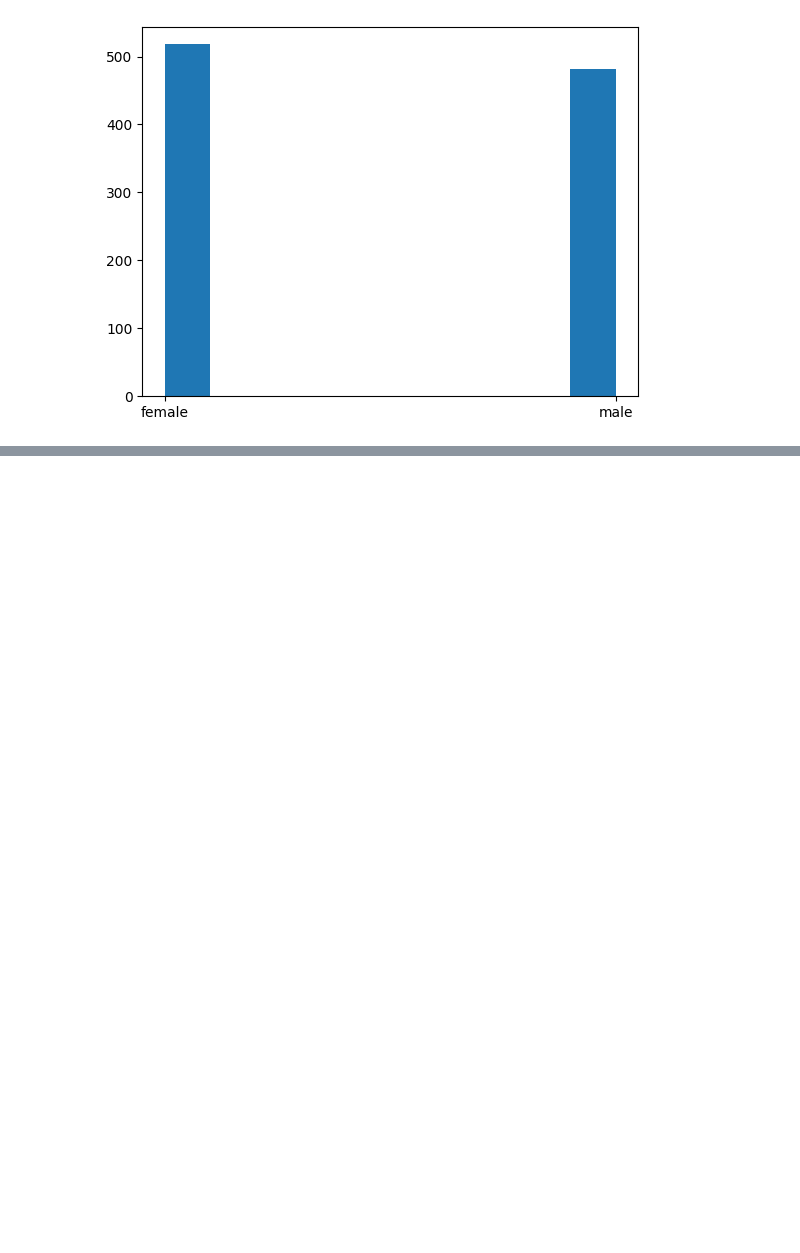
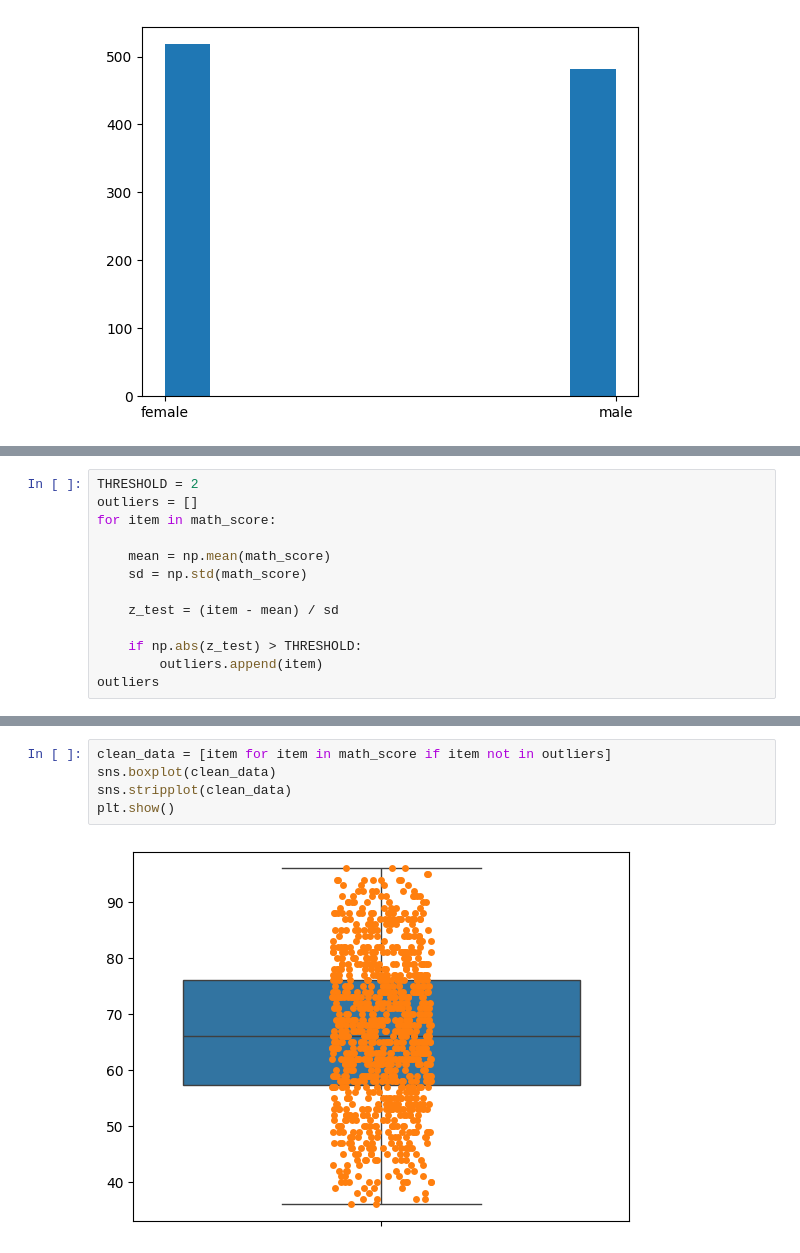
Before and after one commit to rajendra195/playing_with_data, a Jupyter notebook: study.ipynb, the cells around one changed output, grey strips where cells are left out. Cells and saved outputs as stored; diff of their text form; blank space fills up the shorter version.

Commit message:
outliers

```diff
--- a/study.ipynb
+++ b/study.ipynb
@@ -51,0 +65,13 @@ sns.histplot(df["math_score"], kde=True)
+# %%
+THRESHOLD = 2
+outliers = []
+for item in math_score:
+
+    mean = np.mean(math_score)
+    sd = np.std(math_score)
+
+    z_test = (item - mean) / sd
+
+    if np.abs(z_test) > THRESHOLD:
+        outliers.append(item)
+outliers
@@ -51,0 +96,7 @@ sns.histplot(df["math_score"], kde=True)
+# %%
+clean_data = [item for item in math_score if item not in outliers]
+sns.boxplot(clean_data)
+sns.stripplot(clean_data)
+plt.show()
+# %% [output]
+[figure, added]
```
Also changed, not shown: parts of 6 cells of this notebook.
